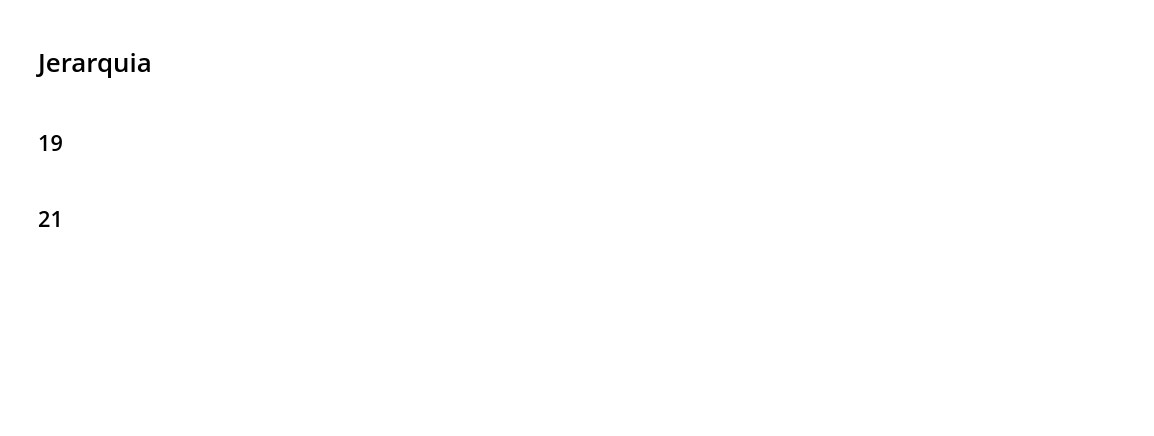
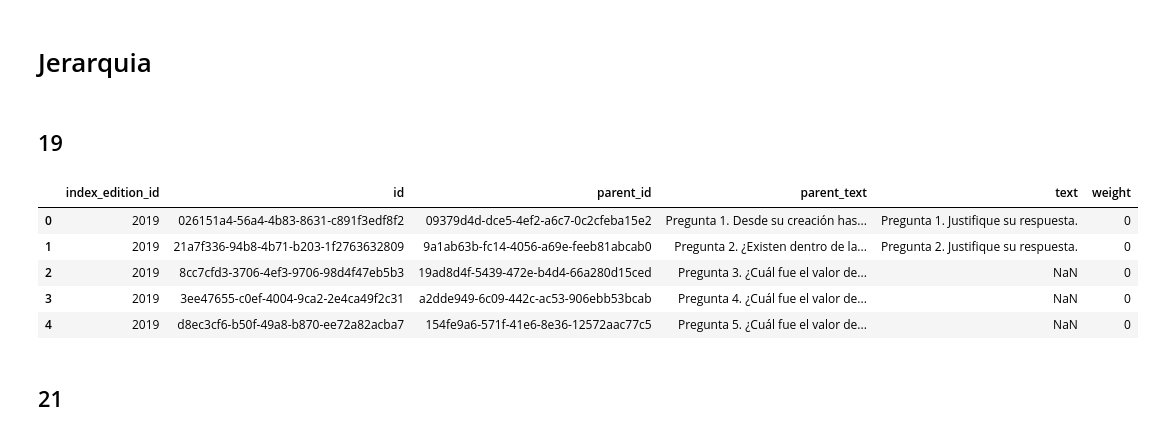
Before and after one commit to LABCapital-VD/IIP-Datos, a Jupyter notebook: cuaderno.ipynb, the cells around one changed output. Drawn from its saved outputs; the diff is of its cells as text; code cells hidden in the pictures; blank space fills up the shorter version.

```diff
--- a/cuaderno.ipynb
+++ b/cuaderno.ipynb
@@ -177,3 +226,25 @@ p_2019 = p_2019[['id', 'index_edition_id', 'indicador_id', 'name', 'weight', 'qu
+# %%
+c_2019["text"] = c_2019["Componente"]
+
+c_2019 = c_2019[['index_edition_id', 'id', 'text', 'weight']]
+
+v_2019 = v_2019[['index_edition_id', 'id', 'parent_id', 'parent_text', 'text', 'weight']]
+i_2019 = i_2019[['index_edition_id', 'id', 'parent_id', 'parent_text', 'text', 'weight']]
+p_2019 = p_2019[['index_edition_id', 'id', 'parent_id', 'parent_text', 'text', 'weight']]
+s_2019 = s_2019[['index_edition_id', 'id', 'parent_id', 'parent_text', 'text', 'weight']]
+# %%
+v_2019.head()
+v_2019.head()
+i_2019.head()
+p_2019.head()
+s_2019.head()
+# %% [output]
+|  | index_edition_id | id | parent_id | parent_text | text | weight |
+| 0 | 2019 | 026151a4-56a4-4b83-8631-c891f3edf8f2 | 09379d4d-dce5-4ef2-a6c7-0c2cfeba15e2 | Pregunta 1. Desde su creación has... | Pregunta 1. Justifique su respuesta. | 0 |
+| 1 | 2019 | 21a7f336-94b8-4b71-b203-1f2763632809 | 9a1ab63b-fc14-4056-a69e-feeb81abcab0 | Pregunta 2. ¿Existen dentro de la... | Pregunta 2. Justifique su respuesta. | 0 |
+| 2 | 2019 | 8cc7cfd3-3706-4ef3-9706-98d4f47eb5b3 | 19ad8d4f-5439-472e-b4d4-66a280d15ced | Pregunta 3. ¿Cuál fue el valor de... | NaN | 0 |
+| 3 | 2019 | 3ee47655-c0ef-4004-9ca2-2e4ca49f2c31 | a2dde949-6c09-442c-ac53-906ebb53bcab | Pregunta 4. ¿Cuál fue el valor de... | NaN | 0 |
+| 4 | 2019 | d8ec3cf6-b50f-49a8-b870-ee72a82acba7 | 154fe9a6-571f-41e6-8e36-12572aac77c5 | Pregunta 5. ¿Cuál fue el valor de... | NaN | 0 |
 # %% [markdown]
 ## 21
 # %%
```
Also changed, not shown: parts of 16 cells of this notebook, 20 other files.
